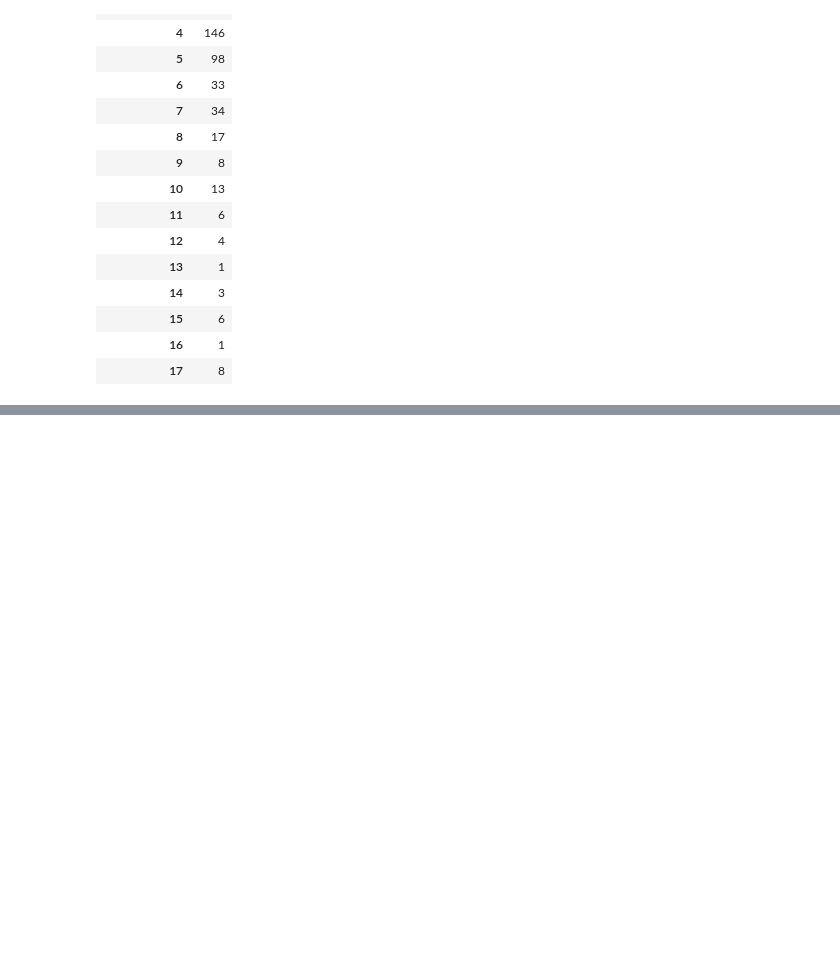
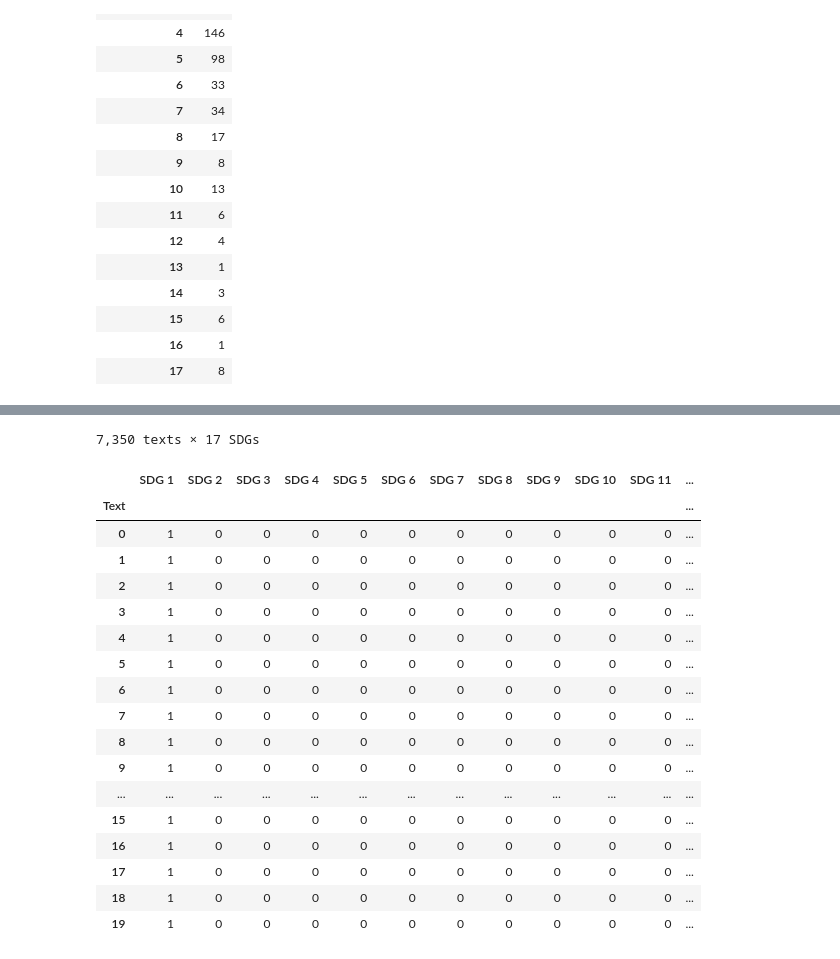
Before and after one commit to amancodeshere/multi-label_classify_sdg, a Jupyter notebook: raw datasets/eda/01_sdgi_corpus_eda.ipynb, the cells around one changed output, grey strips where cells are left out. Cells and saved outputs as stored; diff of their text form; code cells hidden in the pictures; blank space fills up the shorter version.

```diff
--- a/raw datasets/eda/01_sdgi_corpus_eda.ipynb
+++ b/raw datasets/eda/01_sdgi_corpus_eda.ipynb
@@ -251,0 +282,24 @@ country
+# %%
+# Text x SDG label matrix (first 20 texts)
+print(f"{len(label_matrix):,} texts x {len(label_matrix.columns)} SDGs")
+display(label_matrix.head(20))
+# %% [output]
+7,350 texts × 17 SDGs
+|  | SDG 1 | SDG 2 | SDG 3 | SDG 4 | SDG 5 | SDG 6 | SDG 7 | SDG 8 | SDG 9 | SDG 10 | SDG 11 | ... |
+| Text |  |  |  |  |  |  |  |  |  |  |  | ... |
+| 0 | 1 | 0 | 0 | 0 | 0 | 0 | 0 | 0 | 0 | 0 | 0 | ... |
+| 1 | 1 | 0 | 0 | 0 | 0 | 0 | 0 | 0 | 0 | 0 | 0 | ... |
+| 2 | 1 | 0 | 0 | 0 | 0 | 0 | 0 | 0 | 0 | 0 | 0 | ... |
+| 3 | 1 | 0 | 0 | 0 | 0 | 0 | 0 | 0 | 0 | 0 | 0 | ... |
+| 4 | 1 | 0 | 0 | 0 | 0 | 0 | 0 | 0 | 0 | 0 | 0 | ... |
+| 5 | 1 | 0 | 0 | 0 | 0 | 0 | 0 | 0 | 0 | 0 | 0 | ... |
+| 6 | 1 | 0 | 0 | 0 | 0 | 0 | 0 | 0 | 0 | 0 | 0 | ... |
+| 7 | 1 | 0 | 0 | 0 | 0 | 0 | 0 | 0 | 0 | 0 | 0 | ... |
+| 8 | 1 | 0 | 0 | 0 | 0 | 0 | 0 | 0 | 0 | 0 | 0 | ... |
+| 9 | 1 | 0 | 0 | 0 | 0 | 0 | 0 | 0 | 0 | 0 | 0 | ... |
+| ... | ... | ... | ... | ... | ... | ... | ... | ... | ... | ... | ... | ... |
+| 15 | 1 | 0 | 0 | 0 | 0 | 0 | 0 | 0 | 0 | 0 | 0 | ... |
+| 16 | 1 | 0 | 0 | 0 | 0 | 0 | 0 | 0 | 0 | 0 | 0 | ... |
+| 17 | 1 | 0 | 0 | 0 | 0 | 0 | 0 | 0 | 0 | 0 | 0 | ... |
+| 18 | 1 | 0 | 0 | 0 | 0 | 0 | 0 | 0 | 0 | 0 | 0 | ... |
+| 19 | 1 | 0 | 0 | 0 | 0 | 0 | 0 | 0 | 0 | 0 | 0 | ... |
```
Also changed, not shown: parts of 9 cells of this notebook, 4 other files.
